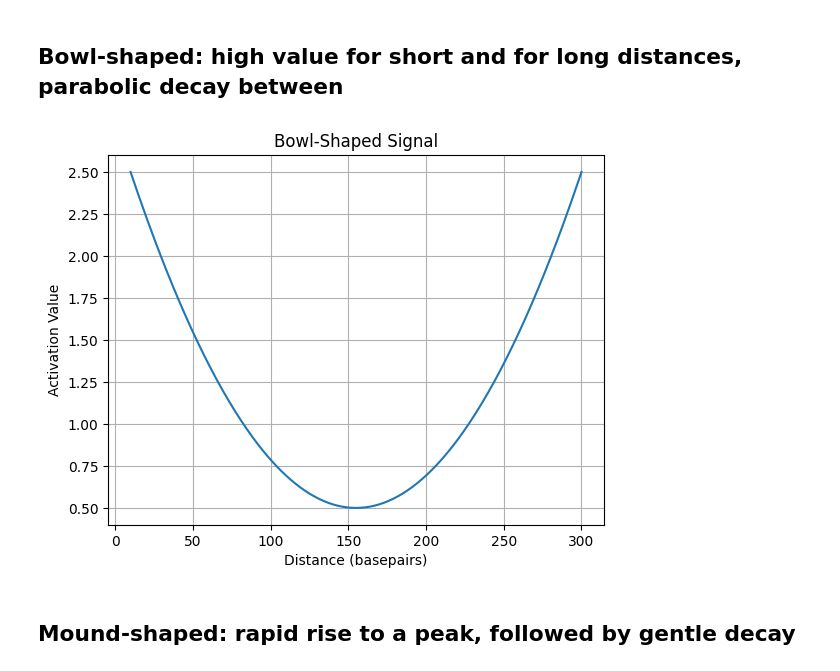
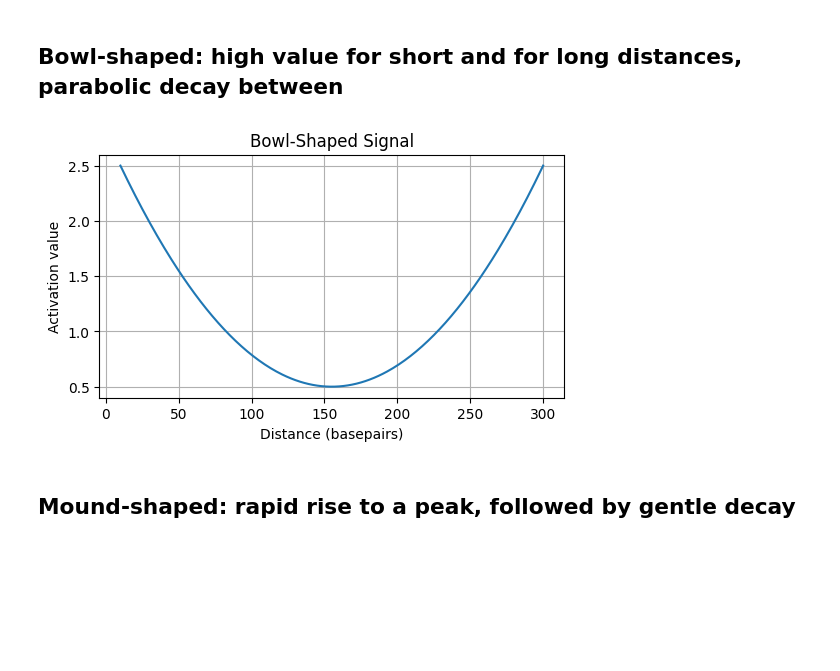
Before and after one commit to Duke-IGVF/BlueSTARR-viz, a Jupyter notebook: sim/Activation-shapes.ipynb, the cells around one changed output. Cells and saved outputs as stored; diff of their text form; code cells hidden in the pictures; blank space fills up the shorter version.

```diff
--- a/sim/Activation-shapes.ipynb
+++ b/sim/Activation-shapes.ipynb
@@ -126,15 +148,10 @@ y_bowl = bowl_activation(dists,
                          y_max1=2.5,
                          bowl_depth=2,
                          x_offset=min_dist)
-
-# Plot the signal
-plt.plot(dists, y_bowl)
-plt.title("Bowl-Shaped Signal")
-plt.xlabel("Distance (basepairs)")
-plt.ylabel("Activation Value")
-plt.grid(True)
-# %% [output]
-[figure, removed]
+# %%
+fig, ax = vis_signal(dists, y_bowl, title="Bowl-Shaped Signal")
+# %% [output]
+[figure, added]
 # %% [markdown]
 ## Mound-shaped: rapid rise to a peak, followed by gentle decay
 # %%
```
Also changed, not shown: parts of 5 cells of this notebook.
